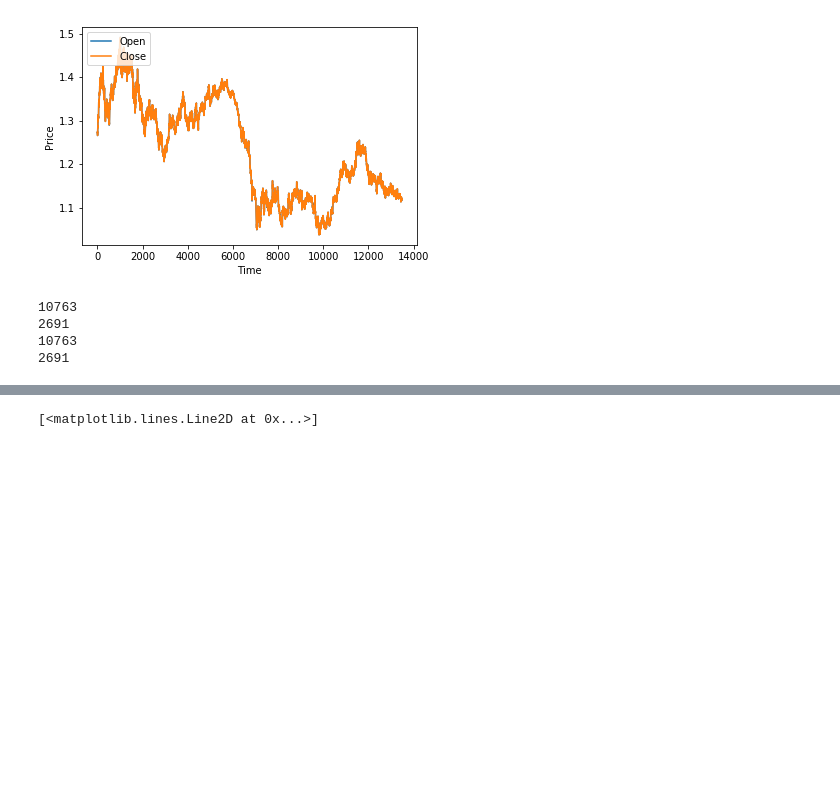
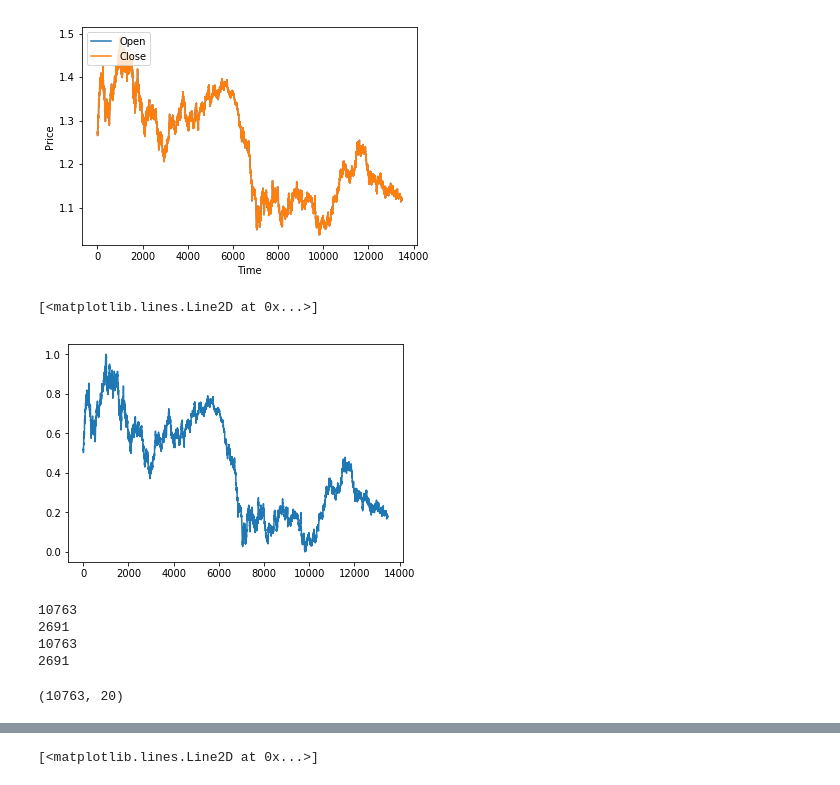
Before and after one commit to AryanSh98/Forex, a Jupyter notebook: Keras/Forex_Prediction.ipynb, the cells around one changed output, grey strips where cells are left out. Saved outputs shown, nothing was run; the diff lists cells and outputs as text; code cells hidden in the pictures; blank space fills up the shorter version.

```diff
--- a/Keras/Forex_Prediction.ipynb
+++ b/Keras/Forex_Prediction.ipynb
@@ -26,6 +26,11 @@ close_data = forex_data.Close
 scaler = MinMaxScaler()
 close_data = close_data.values.reshape(close_data.shape[0], 1)
 close_data = scaler.fit_transform(close_data)
+# %%
+plt.plot(close_data)
+# %% [output]
+[<matplotlib.lines.Line2D at 0x...>]
+[figure, added]
 # %%
 X,y = dataset.process_data(close_data,20)
 X_train,X_test = X[:int(X.shape[0]*0.80)],X[int(X.shape[0]*0.80):]
@@ -39,6 +44,10 @@ print(y_test.shape[0])
 2691
 10763
 2691
+# %%
+X_train.shape
+# %% [output]
+(10763, 20)
 # %%
 from tensorflow.keras.models import Sequential
 from tensorflow.keras.layers import LSTM, Dense
```
Also changed, not shown: parts of 1 cell of this notebook, 5 other files.
